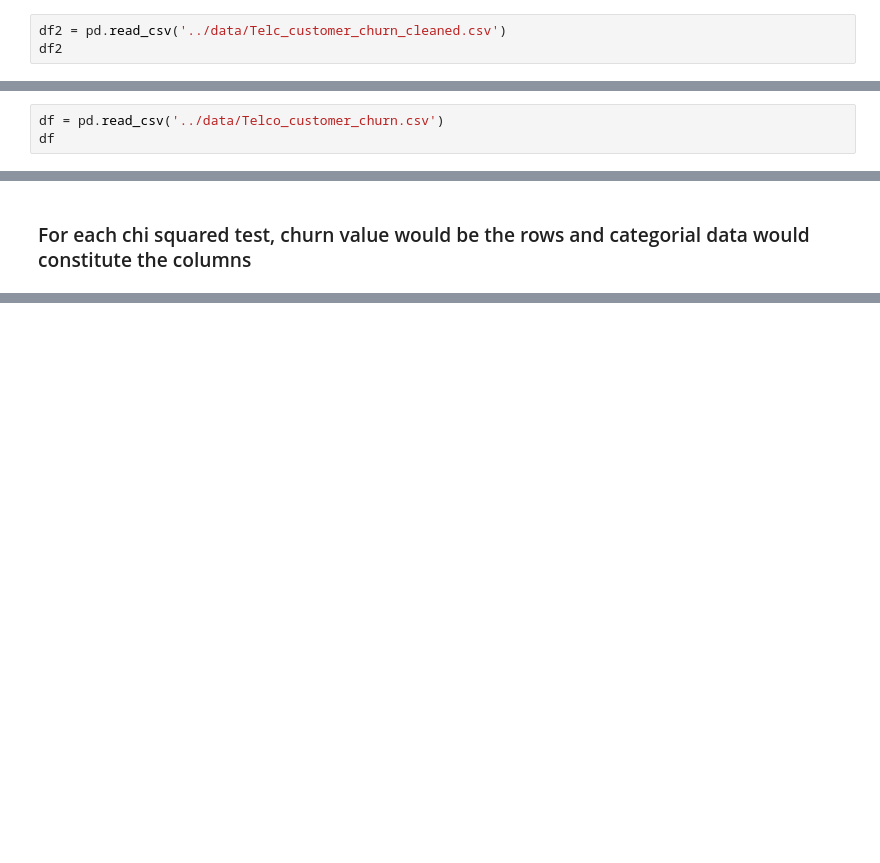
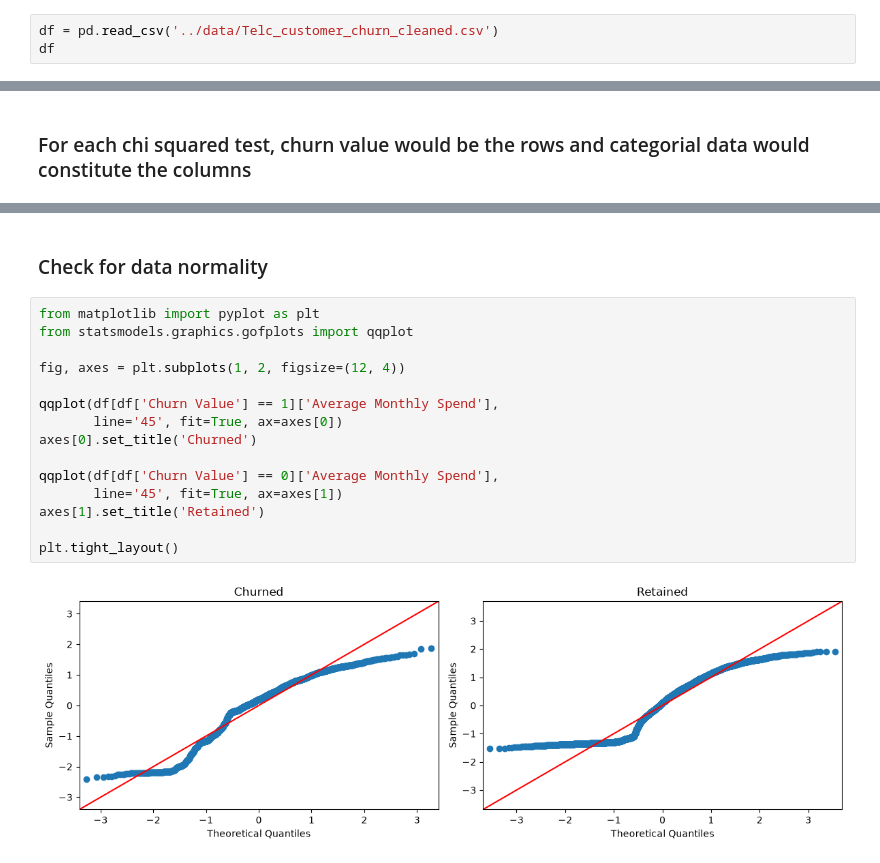
Before and after one commit to Reyal335/Telco-churn-analysis, a Jupyter notebook: notebooks/02_tests.ipynb, the cells around one changed output, grey strips where cells are left out. Drawn from its saved outputs; the diff is of its cells as text; blank space fills up the shorter version.

Commit message:
test on churn and stayed avg monthly spend

```diff
--- a/notebooks/02_tests.ipynb
+++ b/notebooks/02_tests.ipynb
@@ -5,5 +5,5 @@ import numpy as np
 import matplotlib.pyplot as plt
 import seaborn as sns
 # %%
-df2 = pd.read_csv('../data/Telc_customer_churn_cleaned.csv')
-df2
+df = pd.read_csv('../data/Telc_customer_churn_cleaned.csv')
+df
@@ -10,3 +23,0 @@ df2
-# %%
-df = pd.read_csv('../data/Telco_customer_churn.csv')
-df
@@ -112,0 +121,19 @@ Churn Value
+# %% [markdown]
+### Check for data normality
+# %%
+from matplotlib import pyplot as plt
+from statsmodels.graphics.gofplots import qqplot
+
+fig, axes = plt.subplots(1, 2, figsize=(12, 4))
+
+qqplot(df[df['Churn Value'] == 1]['Average Monthly Spend'],
+       line='45', fit=True, ax=axes[0])
+axes[0].set_title('Churned')
+
+qqplot(df[df['Churn Value'] == 0]['Average Monthly Spend'],
+       line='45', fit=True, ax=axes[1])
+axes[1].set_title('Retained')
+
+plt.tight_layout()
+# %% [output]
+[figure, added]
```
Also changed, not shown: parts of 7 cells of this notebook, 1 other file.
